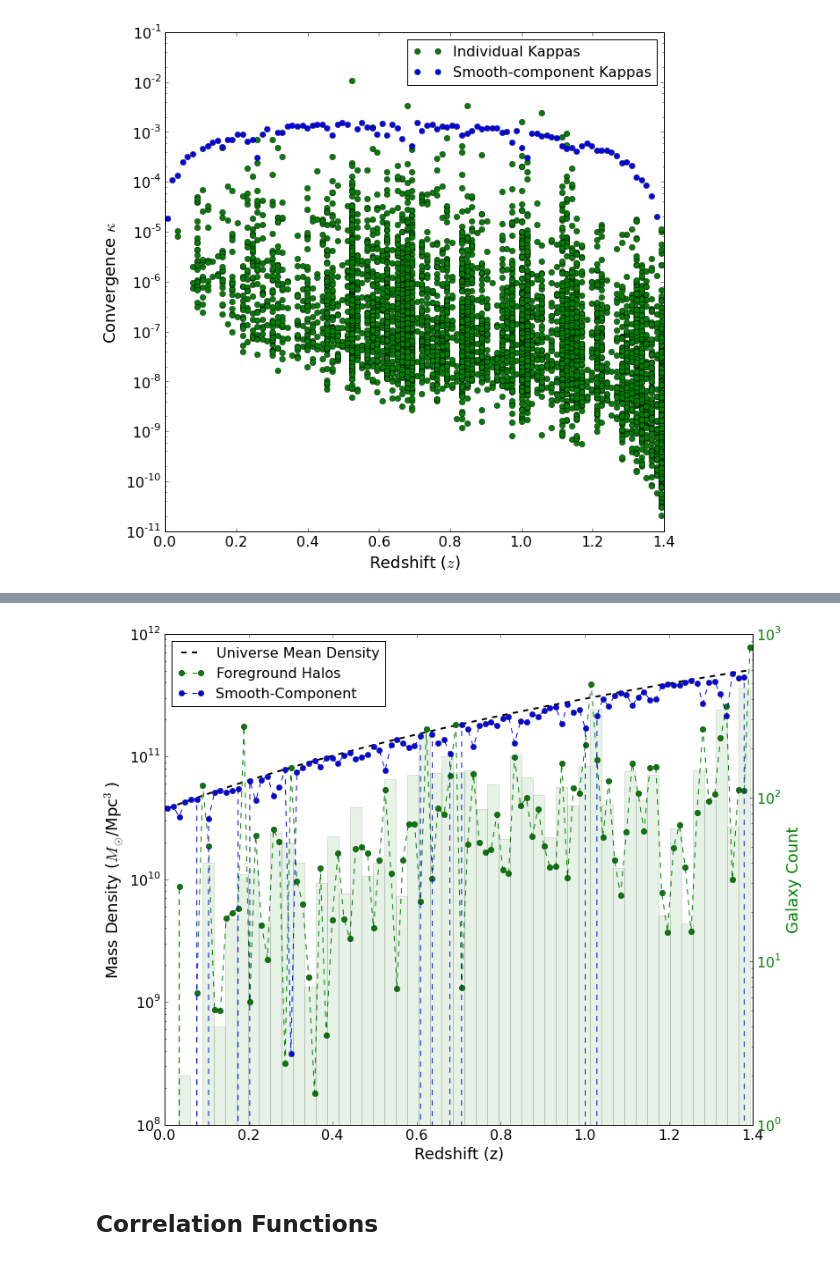
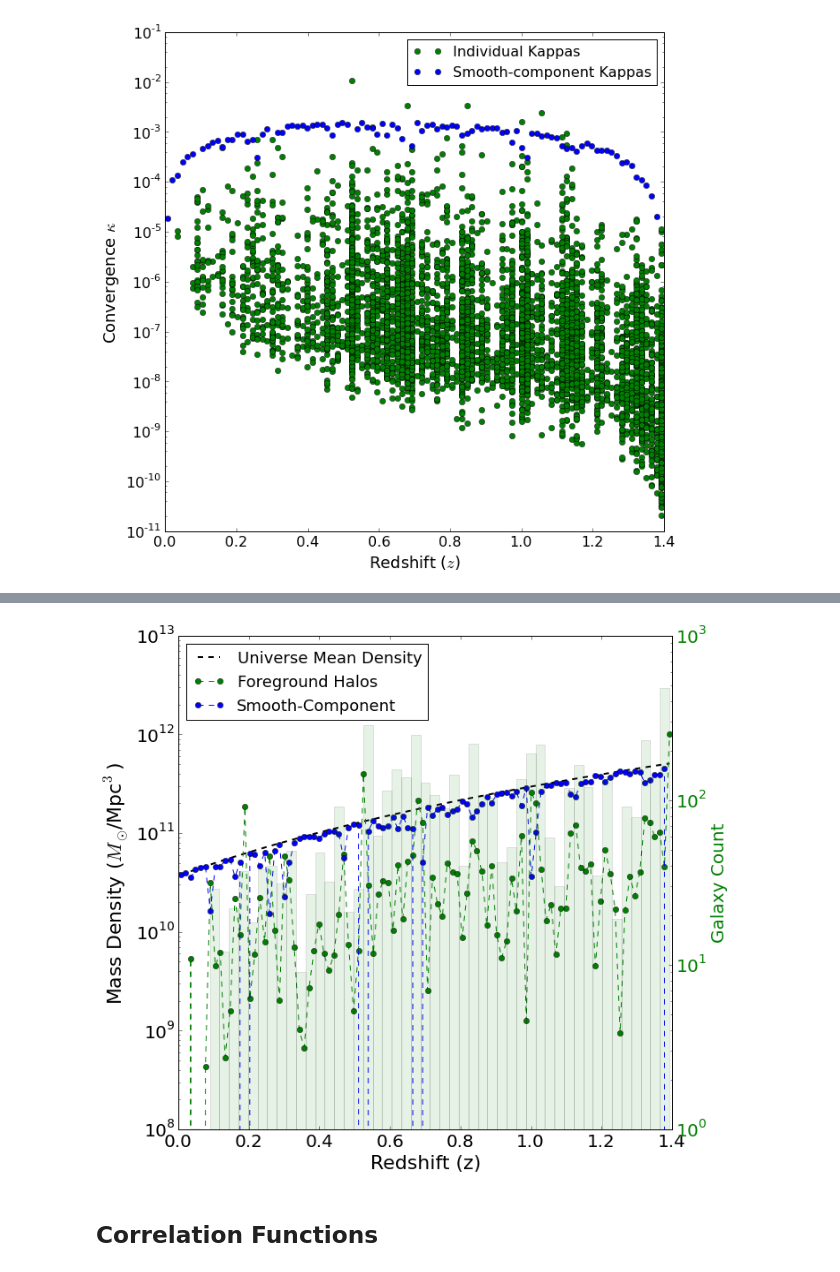
Before and after one commit to drphilmarshall/Pangloss, a Jupyter notebook: demos/ThesisPlots.ipynb, the cells around one changed output, grey strips where cells are left out. Cells and saved outputs as stored; diff of their text form; code cells hidden in the pictures.

```diff
--- a/demos/ThesisPlots.ipynb
+++ b/demos/ThesisPlots.ipynb
@@ -33,7 +33,7 @@ pickle = False
 rel_plots = True
 
 # Turn on for smooth-component correction plots
-smooth_plots = False
+smooth_plots = True
 
 # Turn on for plotting correlation function plots
 corr_plots = True
@@ -235,12 +235,12 @@ plt.gcf().set_size_inches(12,10)
 # %%
 # Plot smooth-component correction densities
 if smooth_plots is True:
-    lc = B.lightcones[np.random.randint(0,B.galaxy_count)]
+    #lc = B.lightcones[np.random.randint(0,B.galaxy_count)]
     pangloss.plotting.plot_densities(F,lc,density_type='volume',show=False,label=False)
 
-plt.gcf().set_size_inches(12,10)
+plt.gcf().set_size_inches(10,10)
 # %% [output]
-[figure, old version]
+[figure, new version]
 # %% [markdown]
 ## Correlation Functions
 # %%
```
Also changed, not shown: parts of 8 cells of this notebook, 6 other files.
